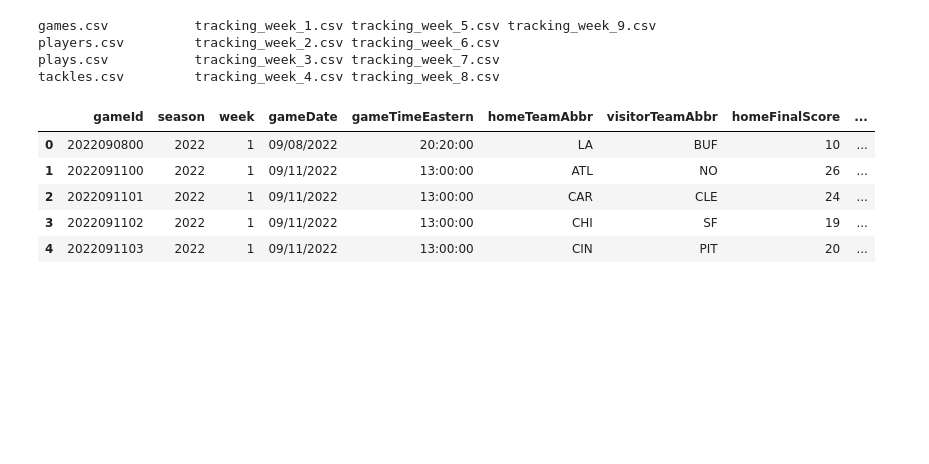
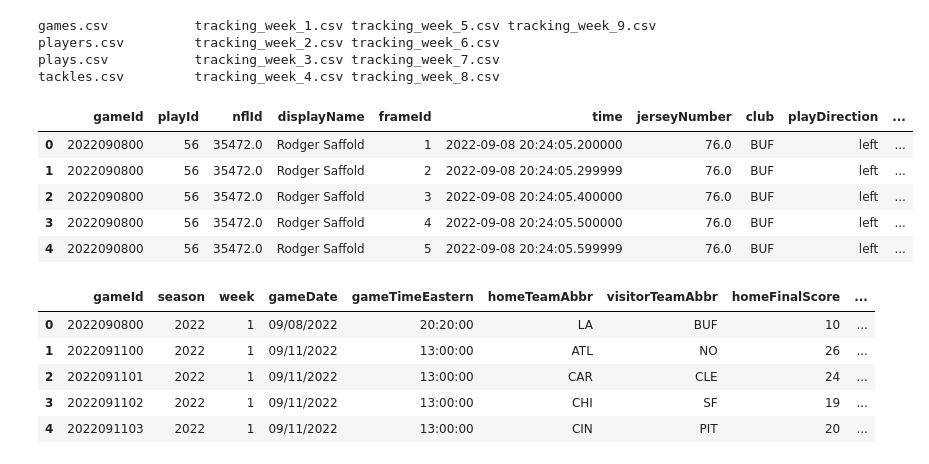
Before and after one commit to lneuendorf/NFL-Big-Data-Bowl-2024, a Jupyter notebook: eda.ipynb, the cells around one changed output. Saved outputs shown, nothing was run; the diff lists cells and outputs as text; code cells hidden in the pictures; blank space fills up the shorter version.

```diff
--- a/eda.ipynb
+++ b/eda.ipynb
@@ -23,3 +22,29 @@ df_w1 = pd.read_csv('data/tracking_week_1.csv')
+# %%
+import pandas as pd
+
+# List to store dataframes
+df_tracking = []
+
+# Loop to read each weekly dataframe
+for week in range(1, 10):
+    # Constructing the file name
+    file_name = f'data/tracking_week_{week}.csv'
+
+    # Reading the dataframe
+    df_tmp = pd.read_csv(file_name)
+
+    # Adding the dataframe to the list
+    df_tracking.append(df_tmp)
+
+# Verifying the first dataframe in the list
+df_tracking[0].head()
+# %% [output]
+|  | gameId | playId | nflId | displayName | frameId | time | jerseyNumber | club | playDirection | ... |
+| 0 | 2022090800 | 56 | 35472.0 | Rodger Saffold | 1 | 2022-09-08 20:24:05.200000 | 76.0 | BUF | left | ... |
+| 1 | 2022090800 | 56 | 35472.0 | Rodger Saffold | 2 | 2022-09-08 20:24:05.299999 | 76.0 | BUF | left | ... |
+| 2 | 2022090800 | 56 | 35472.0 | Rodger Saffold | 3 | 2022-09-08 20:24:05.400000 | 76.0 | BUF | left | ... |
+| 3 | 2022090800 | 56 | 35472.0 | Rodger Saffold | 4 | 2022-09-08 20:24:05.500000 | 76.0 | BUF | left | ... |
+| 4 | 2022090800 | 56 | 35472.0 | Rodger Saffold | 5 | 2022-09-08 20:24:05.599999 | 76.0 | BUF | left | ... |
 # %%
 df_games.head()
 # %% [output]
```
Also changed, not shown: parts of 11 cells of this notebook, 1 other file.
